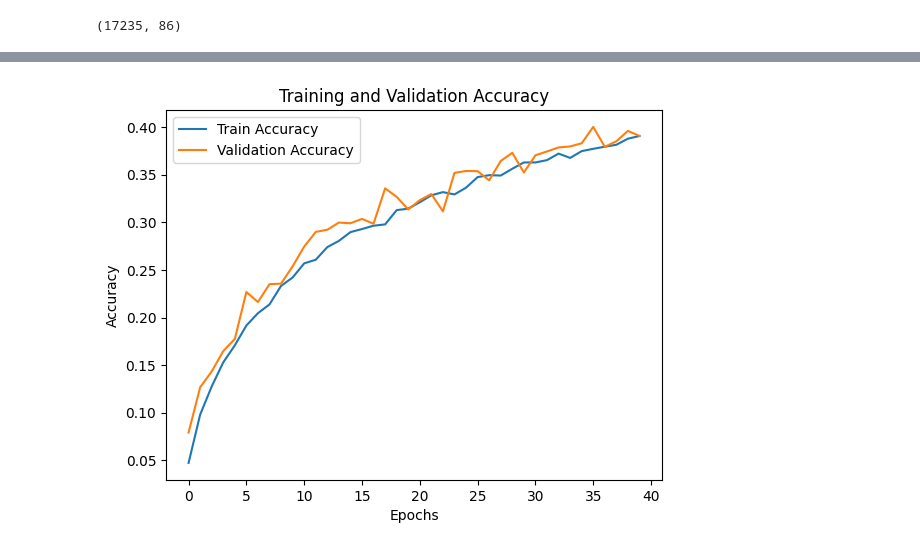
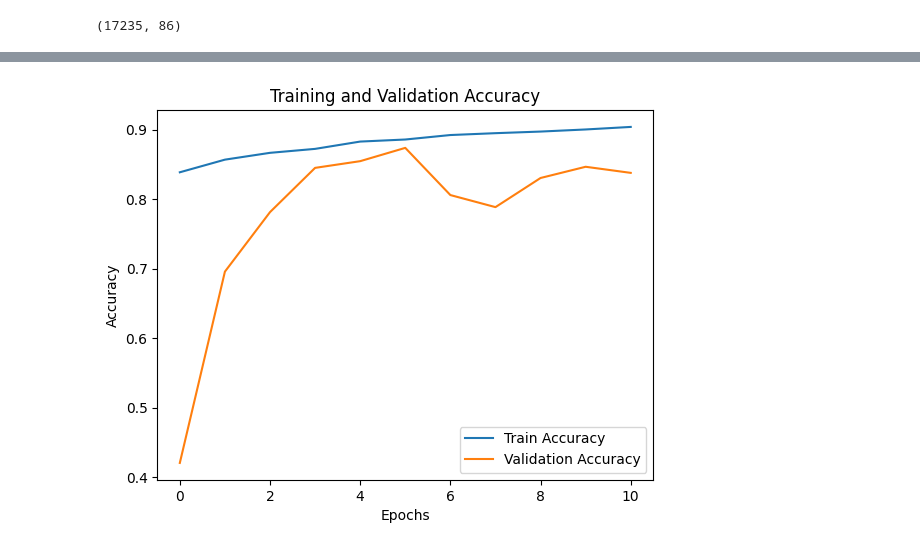
Before and after one commit to jude7733/Malayalam-Character-Recognition, a Jupyter notebook: MobileNetv3Small.ipynb, the cells around one changed output, grey strips where cells are left out. Drawn from its saved outputs; the diff is of its cells as text; code cells hidden in the pictures.

Commit message:
improved accuracy

```diff
--- a/MobileNetv3Small.ipynb
+++ b/MobileNetv3Small.ipynb
@@ -103,3 +160,8 @@ model.compile(optimizer='adam', loss='categorical_crossentropy', metrics=['accur
+# %%
+epochs = 10
 # %%
-history = model.fit(train_images, train_labels, epochs=40, validation_data=(validate_images, validate_labels))
+history = model.fit(train_images,
+                    train_labels,
+                    epochs=epochs,
+                    validation_data=(validate_images, validate_labels))
 # %% [output]
@@ -132,14 +195,14 @@ for layer in base_model.layers[:100]:
 # %%
 model.compile(
-    optimizer=tf.keras.optimizers.Adam(1e-5),
-    loss=tf.keras.losses.CategoricalCrossentropy(),
+    optimizer=tf.keras.optimizers.Adam(learning_rate=0.0001),
+    loss='categorical_crossentropy',
     metrics=['accuracy']
 )
 # %%
 fine_history = model.fit(
     train_images,
     train_labels,
-    epochs=90,
+    epochs=20,
     validation_data=(validate_images, validate_labels),
     initial_epoch=history.epoch[-1]
 )
@@ -169,13 +232,13 @@ model.evaluate(test_images, test_labels)
 # %%
 # Plot training history
-plt.plot(history.history['accuracy'], label='Train Accuracy')
-plt.plot(history.history['val_accuracy'], label='Validation Accuracy')
+plt.plot(fine_history.history['accuracy'], label='Train Accuracy')
+plt.plot(fine_history.history['val_accuracy'], label='Validation Accuracy')
 plt.xlabel('Epochs')
 plt.ylabel('Accuracy')
 plt.legend()
 plt.title('Training and Validation Accuracy')
 plt.show()
 # %% [output]
-[figure, old version]
+[figure, new version]
 # %%
 model.save('char_recognition_mobilenetv3.keras')
```
Also changed, not shown: parts of 18 cells of this notebook.
